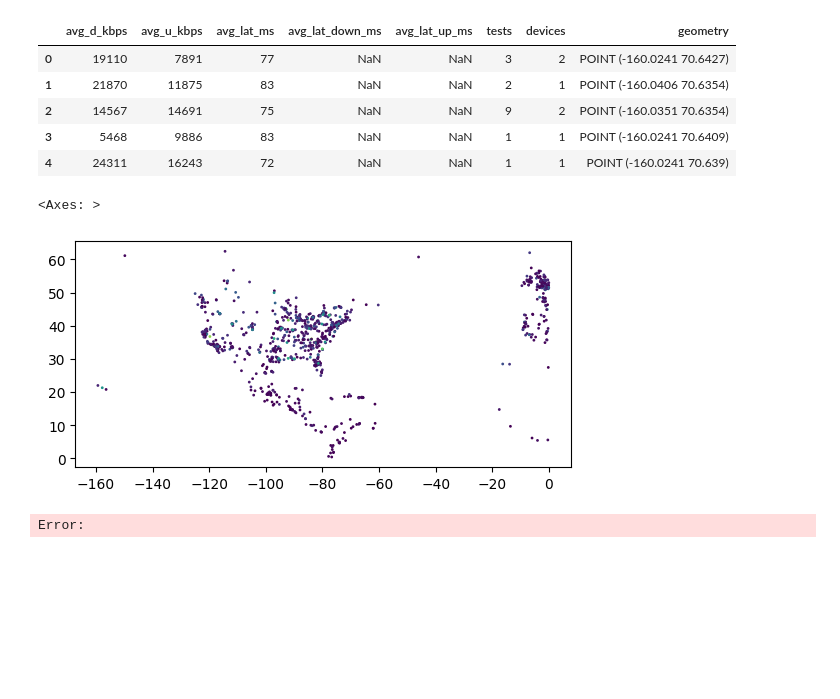
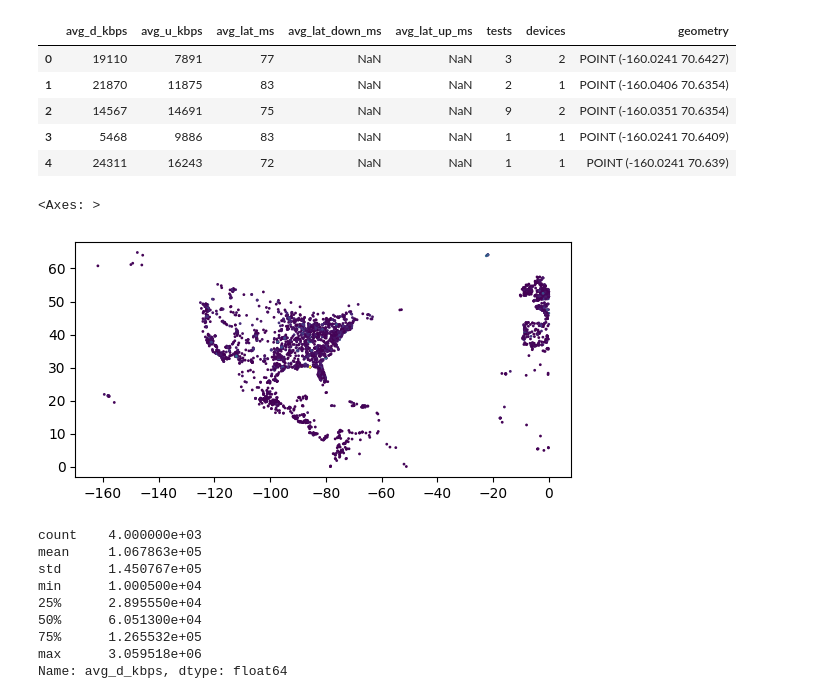
Before and after one commit to maxbusboom/WirelessIncome, a Jupyter notebook: notebooks/ericbusboom/ookla_data.ipynb, the cells around one changed output. Drawn from its saved outputs; the diff is of its cells as text; code cells hidden in the pictures; blank space fills up the shorter version.

```diff
--- a/notebooks/ericbusboom/ookla_data.ipynb
+++ b/notebooks/ericbusboom/ookla_data.ipynb
@@ -129,11 +149,22 @@ uss_df.head()
 | 3 | 5468 | 9886 | 83 | NaN | NaN | 1 | 1 | POINT (-160.0241 70.6409) |
 | 4 | 24311 | 16243 | 72 | NaN | NaN | 1 | 1 | POINT (-160.0241 70.639) |
 # %%
-uss_df.sample(1000).plot(markersize=1, column="avg_d_kbps")
+uss_df.sample(4000).plot(markersize=1, column="avg_d_kbps")
 # %% [output]
 <Axes: >
-[figure, old version]
+[figure, new version]
-Error:
+# %%
+uss_df[uss_df.avg_d_kbps > 10000].sample(4000).avg_d_kbps.describe()
+# %% [output]
+count    4.000000e+03
+mean     1.067863e+05
+std      1.450767e+05
+min      1.000500e+04
+25%      2.895550e+04
+50%      6.051300e+04
+75%      1.265532e+05
+max      3.059518e+06
+Name: avg_d_kbps, dtype: float64
 # %%
 # Save to parquet file
 import os
```
Also changed, not shown: parts of 7 cells of this notebook, 1 other file.
